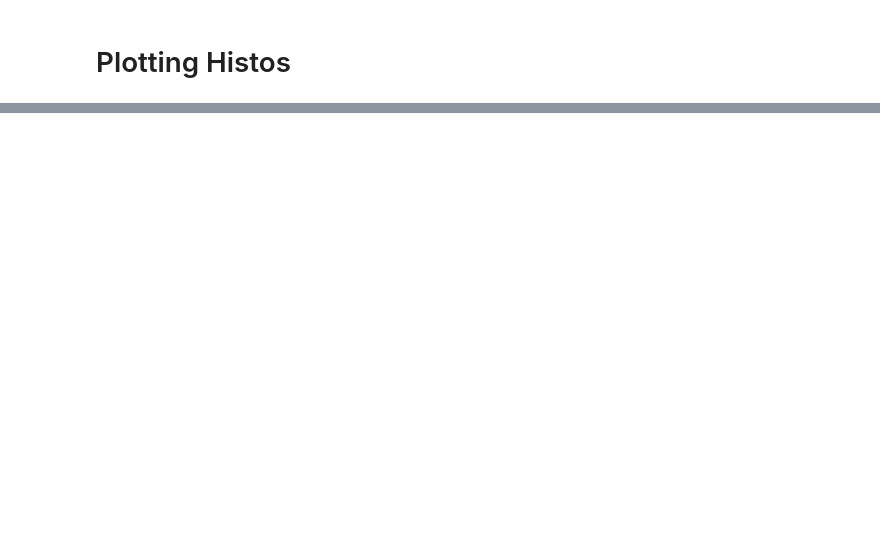
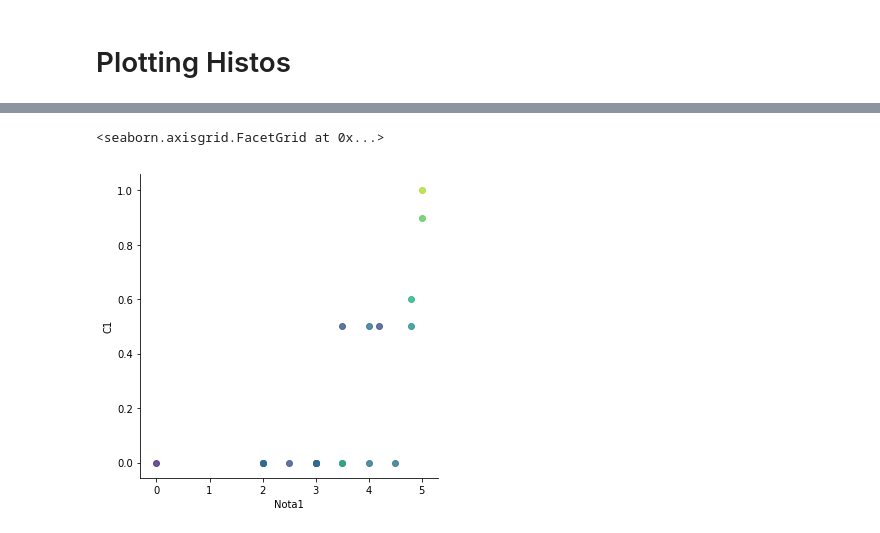
Before and after one commit to asegura4488/RutaControl2021, a Jupyter notebook: Analysis_Fisica1.ipynb, the cells around one changed output, grey strips where cells are left out. Cells and saved outputs as stored; diff of their text form; code cells hidden in the pictures; blank space fills up the shorter version.

```diff
--- a/Analysis_Fisica1.ipynb
+++ b/Analysis_Fisica1.ipynb
@@ -410,7 +492,10 @@ plt.savefig('Figures/A1Pie.pdf',dpi=100,bbox_inches='tight')
 # %%
 #fig = plt.figure()
-sns.lmplot(x='ID',y='A1',data=DFrameArray[2],fit_reg=False,hue='ID',legend=False,palette='viridis')
+sns.lmplot(x='Nota1',y='C1',data=DFrameArray[2],fit_reg=False,hue='B1',legend=False,palette='viridis')
 #plt.savefig('Figures/A1seaborn.pdf',dpi=100,bbox_inches='tight')
+# %% [output]
+<seaborn.axisgrid.FacetGrid at 0x...>
+[figure, added]
 # %%
 #sns.set(style='ticks', color_codes=True)
 #g = sns.pairplot(DFrameArray[2], hue='ID', palette='Spectral')
```
Also changed, not shown: parts of 20 cells of this notebook, 2 other files.
